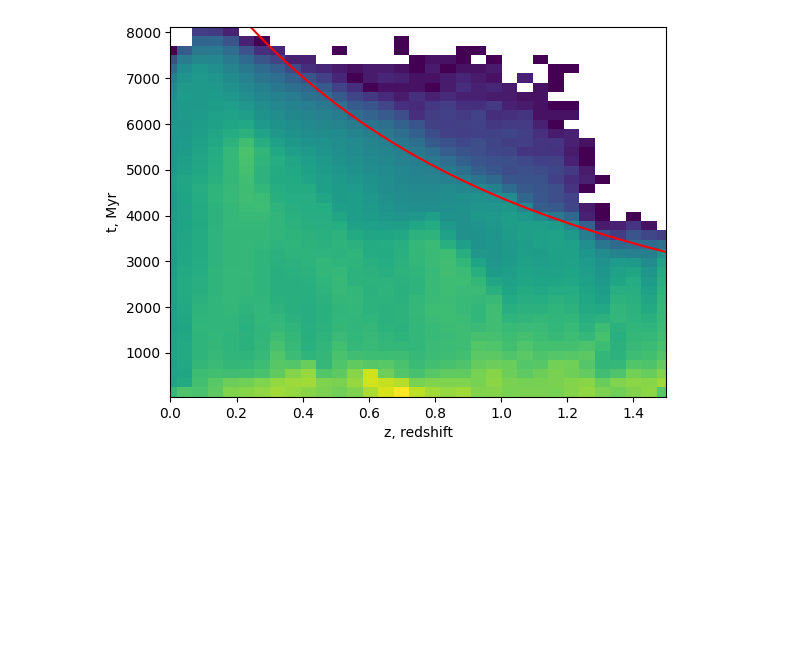
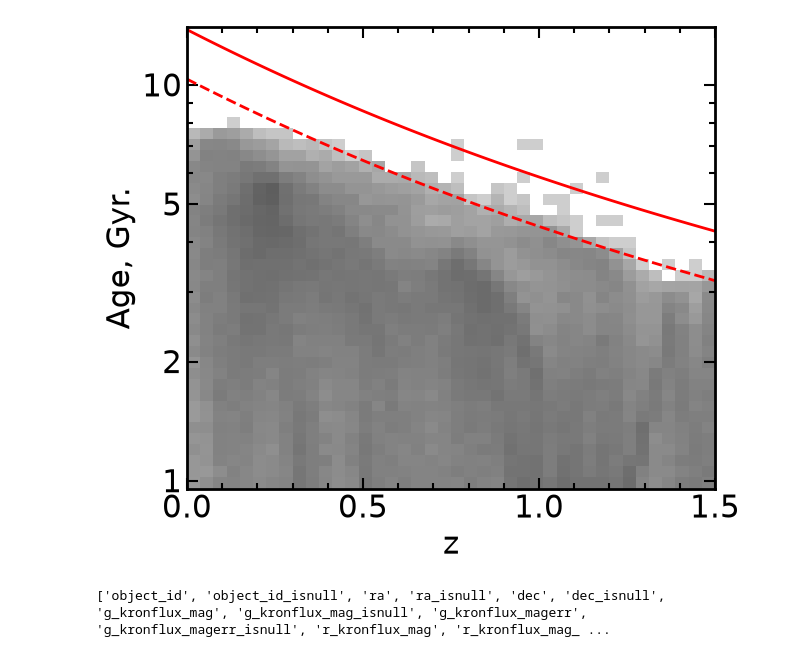
Before and after one commit to astrodeepnet/vae_mpoe, a Jupyter notebook: z_age.ipynb, the cells around one changed output. Drawn from its saved outputs; the diff is of its cells as text; code cells hidden in the pictures; blank space fills up the shorter version.

Commit message:
Additional plots for ths DESC revision

```diff
--- a/z_age.ipynb
+++ b/z_age.ipynb
@@ -19,12 +20,57 @@ age = 10**t['age_photo']
 z_phot = t['z_photo']
 sel = np.isfinite(z_phot) & np.isfinite(age)
 # %%
-plt.hist2d(z_phot[sel], age[sel], norm=mpl.colors.LogNorm(), bins=40)
+age_gyr = 10**t['age_photo'] / 1e3
 
-plt.plot(z_val, age_vals*0.75, color='red')
-plt.xlim(0, 1.50)
-plt.xlabel('z, redshift')
-plt.ylabel('t, Myr')
+mask = (
+    np.isfinite(z_phot) &
+    np.isfinite(age_gyr) &
+    sel &
+    (age_gyr >= 0.95) &
+    (age_gyr <= 10.0)
+)
+
+xbins = np.linspace(0.0, 1.5, 41)
+ybins = np.logspace(-0.1, 1, 41)   # 1–10 Gyr
+
+plt.figure(figsize=(7, 6))
+
+plt.hist2d(
+    z_phot[mask],
+    age_gyr[mask],
+    bins=[xbins, ybins],
+    norm=mpl.colors.LogNorm(vmin=0.01, vmax=50000),
+    cmap='Greys'
+)
+
+plt.plot(z_val, age_vals/ 1e3, color='red', lw=2)
+
+plt.plot(z_val, age_vals * 0.75 / 1e3, color='red', linestyle='--', lw=2)
+
+plt.yscale('log')
+plt.ylim(0.95, 14)
+plt.xlim(0, 1.5)
+
+plt.yticks([1, 2, 5, 10], ['1', '2', '5', '10'])
+
+plt.xlabel('z')
+plt.ylabel('Age, Gyr.')
+
+plt.minorticks_on()
+plt.tick_params(which='both', direction='in', top=True, right=True)
+plt.tick_params(which='major', length=8, width=1.5)
+plt.tick_params(which='minor', length=4, width=1.5)
+
+ax = plt.gca()
+for spine in ax.spines.values():
+    spine.set_linewidth(2)
+
+plt.tight_layout()
+plt.savefig('age_z.pdf')
 plt.show()
 # %% [output]
-[figure, old version]
+[figure, new version]
+# %%
+print(t.colnames)
+# %% [output]
+['object_id', 'object_id_isnull', 'ra', 'ra_isnull', 'dec', 'dec_isnull', 'g_kronflux_mag', 'g_kronflux_mag_isnull', 'g_kronflux_magerr', 'g_kronflux_magerr_isnull', 'r_kronflux_mag', 'r_kronflux_mag_ ...
```
Also changed, not shown: parts of 3 cells of this notebook, 4 other files.
